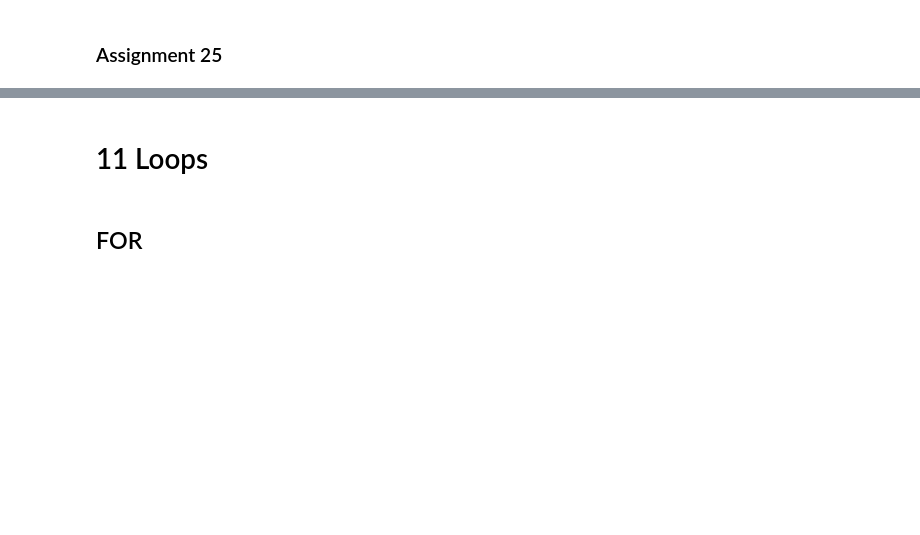
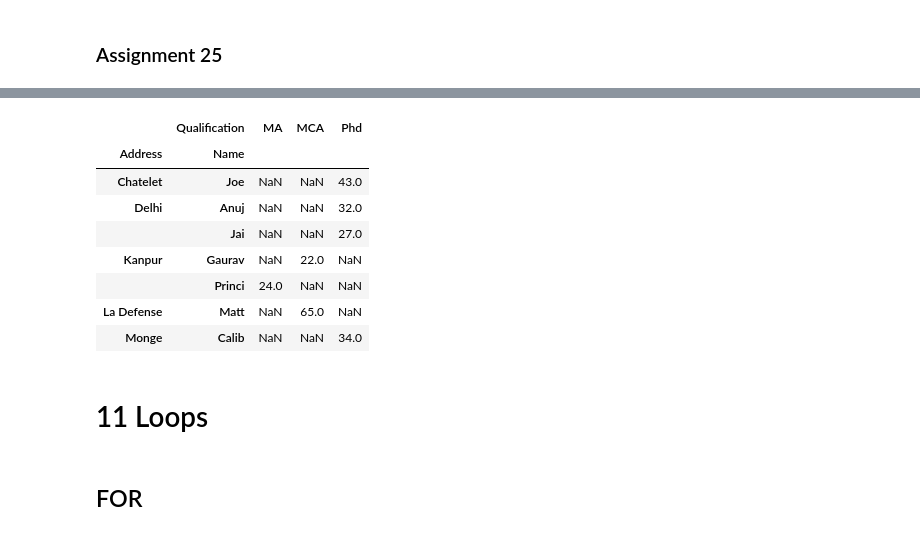
Before and after one commit to stefanomarchitto/Module-1, a Jupyter notebook: Python_Basics_Module_1_Practice_2.ipynb, the cells around one changed output, grey strips where cells are left out. Drawn from its saved outputs; the diff is of its cells as text; code cells hidden in the pictures; blank space fills up the shorter version.

```diff
--- a/Python_Basics_Module_1_Practice_2.ipynb
+++ b/Python_Basics_Module_1_Practice_2.ipynb
@@ -2934,3 +3041,21 @@ import numpy as np
+# %%
+PIVOT = pd.pivot_table(data = DF, # the data where we get the info from
+                       values = 'Age', # these are the values that we want to be shown inthe Pivot
+                       index = ['Address', 'Name'], # these are our rows, which will be sorted by address
+                       columns = ['Qualification'], # these would be the columns of the Pivot
+                       aggfunc = np.mean) # this would be out aggregate function, in the specific case it would be the mean
+
+PIVOT
+# %% [output]
+|  | Qualification | MA | MCA | Phd |
+| Address | Name |  |  |  |
+| Chatelet | Joe | NaN | NaN | 43.0 |
+| Delhi | Anuj | NaN | NaN | 32.0 |
+|  | Jai | NaN | NaN | 27.0 |
+| Kanpur | Gaurav | NaN | 22.0 | NaN |
+|  | Princi | 24.0 | NaN | NaN |
+| La Defense | Matt | NaN | 65.0 | NaN |
+| Monge | Calib | NaN | NaN | 34.0 |
 # %%
 #@title Display Solution 25.1
 
```
Also changed, not shown: parts of 22 cells of this notebook.
